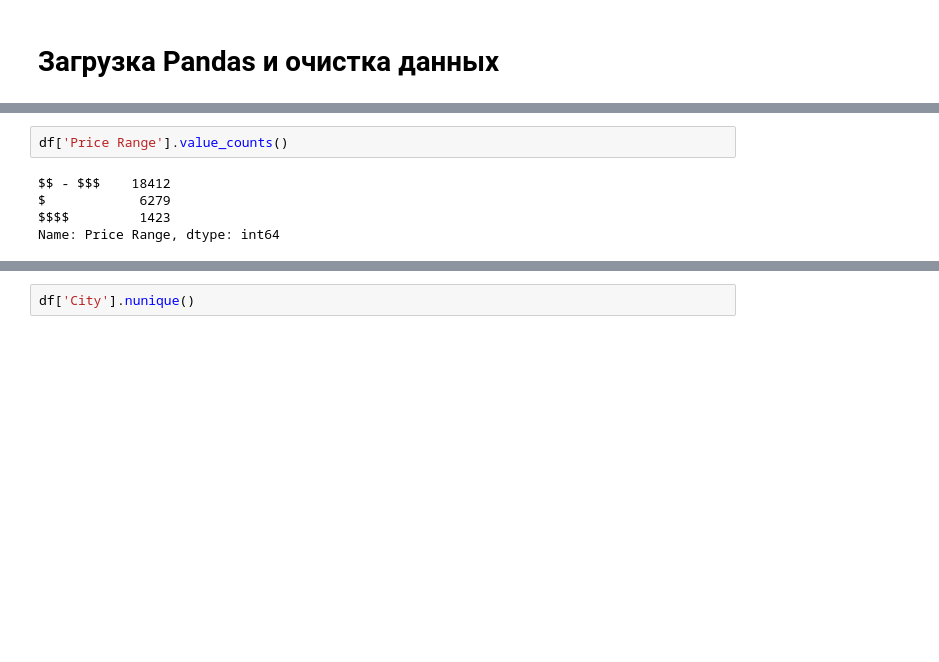
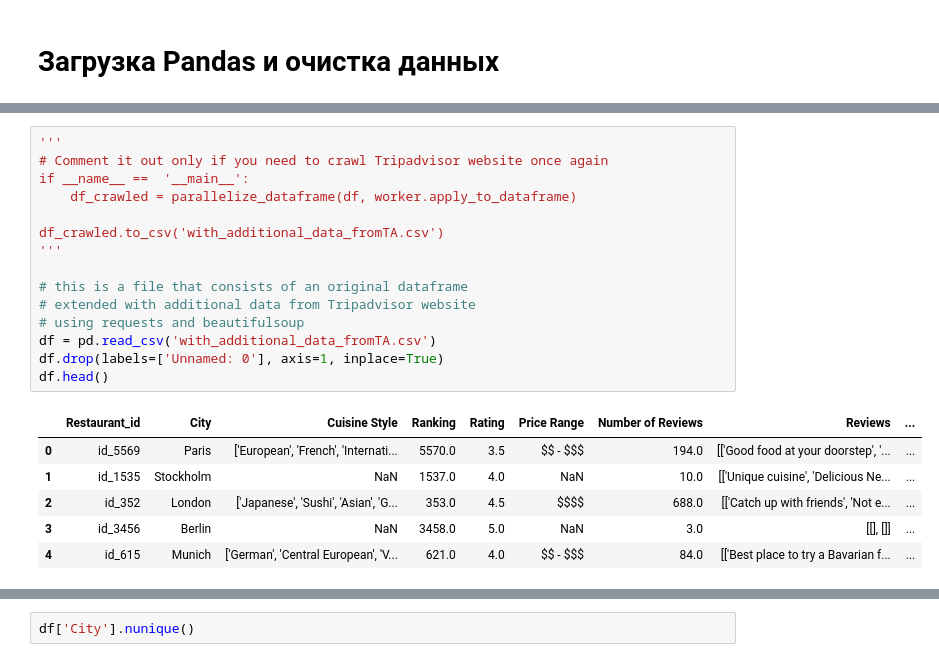
Before and after one commit to zadvovl/SkillFactory, a Jupyter notebook: module_3/your_first_model.ipynb, the cells around one changed output, grey strips where cells are left out. Cells and saved outputs as stored; diff of their text form; blank space fills up the shorter version.

```diff
--- a/module_3/your_first_model.ipynb
+++ b/module_3/your_first_model.ipynb
@@ -110,7 +129,22 @@ def parallelize_dataframe(df, func, n_cores=12):
-# %%
-df['Price Range'].value_counts()
-# %% [output]
-$$ - $$$    18412
-$            6279
-$$$$         1423
-Name: Price Range, dtype: int64
+# %%
+'''
+# Comment it out only if you need to crawl Tripadvisor website once again
+if __name__ ==  '__main__':
+    df_crawled = parallelize_dataframe(df, worker.apply_to_dataframe)
+
+df_crawled.to_csv('with_additional_data_fromTA.csv')
+'''
+
+# this is a file that consists of an original dataframe
+# extended with additional data from Tripadvisor website
+# using requests and beautifulsoup
+df = pd.read_csv('with_additional_data_fromTA.csv')
+df.drop(labels=['Unnamed: 0'], axis=1, inplace=True)
+df.head()
+# %% [output]
+|  | Restaurant_id | City | Cuisine Style | Ranking | Rating | Price Range | Number of Reviews | Reviews | ... |
+| 0 | id_5569 | Paris | ['European', 'French', 'Internati... | 5570.0 | 3.5 | $$ - $$$ | 194.0 | [['Good food at your doorstep', '... | ... |
+| 1 | id_1535 | Stockholm | NaN | 1537.0 | 4.0 | NaN | 10.0 | [['Unique cuisine', 'Delicious Ne... | ... |
+| 2 | id_352 | London | ['Japanese', 'Sushi', 'Asian', 'G... | 353.0 | 4.5 | $$$$ | 688.0 | [['Catch up with friends', 'Not e... | ... |
+| 3 | id_3456 | Berlin | NaN | 3458.0 | 5.0 | NaN | 3.0 | [[], []] | ... |
+| 4 | id_615 | Munich | ['German', 'Central European', 'V... | 621.0 | 4.0 | $$ - $$$ | 84.0 | [['Best place to try a Bavarian f... | ... |
```
Also changed, not shown: parts of 23 cells of this notebook, 1 other file.
